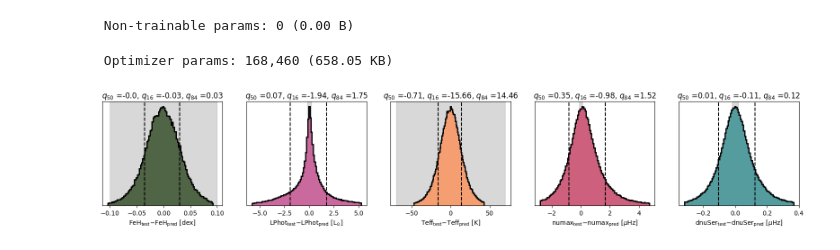
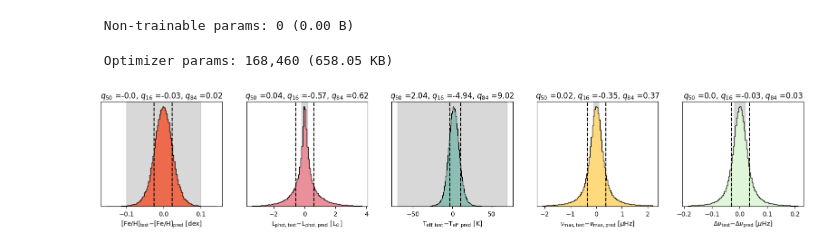
Before and after one commit to ehatt98/M4-hierarchical, a Jupyter notebook: notebooks/load-saved-model-lognumax-logdnu.ipynb, the cells around one changed output. Saved outputs shown, nothing was run; the diff lists cells and outputs as text; code cells hidden in the pictures.

```diff
--- a/notebooks/load-saved-model-lognumax-logdnu.ipynb
+++ b/notebooks/load-saved-model-lognumax-logdnu.ipynb
@@ -189,7 +189,7 @@ df_preds_unnorm = unnorm(df_preds_norm, df[outputs].min(), df[outputs].max())
 
 df_test_unnorm = unnorm(df_test, df.min(), df.max())
 # %%
-def plot_residuals(test, preds, outputs, units, factor, filename, typical, colors, save = False, ):
+def plot_residuals(test, preds, outputs, units, factor, filename, typical, colors, save = False, labels = ['[Fe/H]', r'L$_{\mathrm{phot, }}$', r'T$_{\mathrm{eff, }}$', r'$\nu_{\mathrm{max, }}$', r'$\Delta\nu$']):
 
     fig = plt.figure(figsize = (20, 3))
 
@@ -210,14 +210,14 @@ def plot_residuals(test, preds, outputs, units, factor, filename, typical, color
 
             quantiles = [np.quantile(residual, j) for j in [0.16, 0.5, 0.84]]
 
-            ranges = [quantiles[1] + 3*quantiles[0], quantiles[1] + 3*quantiles[2]]
+            ranges = [quantiles[1] + 6*quantiles[0], quantiles[1] + 6*quantiles[2]]
 
 
             axs[i].hist(residual,\
                     bins = 100, density = True, range = ranges, histtype = 'step', fill = True, facecolor = colors[i],\
-                   edgecolor = 'black', linewidth = 2)
+                   edgecolor = 'black', linewidth = 1)
 
-            axs[i].set_xlabel(f'{name}'r'$_{\mathrm{test}}$'r'$-$'f'{name}'r'$_{\mathrm{pred}}$ 'f'[{units[i]}]')
+            axs[i].set_xlabel(f'{labels[i]}'r'$_{\mathrm{test}}$'r'$-$'f'{labels[i]}'r'$_{\mathrm{pred}}$ 'f'[{units[i]}]')
 
         else:
 
@@ -229,13 +229,13 @@ def plot_residuals(test, preds, outputs, units, factor, filename, typical, color
 
             quantiles = [np.quantile(residual, j) for j in [0.16, 0.5, 0.84]]
 
-            ranges = [quantiles[1] + 3*quantiles[0], quantiles[1] + 3*quantiles[2]]
+            ranges = [quantiles[1] + 6*quantiles[0], quantiles[1] + 6*quantiles[2]]
 
             axs[i].hist(residual,\
                     bins = 100, density = True, range = ranges, histtype = 'step', fill = True, facecolor = colors[i],\
-                   edgecolor = 'black', linewidth = 2)
+                   edgecolor = 'black', linewidth = 1)
 
-            axs[i].set_xlabel(f'{outputs[i]}'r'$_{\mathrm{test}}$'r'$-$'f'{outputs[i]}'r'$_{\mathrm{pred}}$ 'f'[{units[i]}]')
+            axs[i].set_xlabel(f'{labels[i]}'r'$_{\mathrm{test}}$'r'$-$'f'{labels[i]}'r'$_{\mathrm{pred}}$ 'f'[{units[i]}]')
 
         axs[i].axvline(quantiles[1] + quantiles[0], color = 'black', linestyle = '--', label = f'std = {round(std, 2)}')
 
@@ -259,14 +259,15 @@ def plot_residuals(test, preds, outputs, units, factor, filename, typical, color
 # %%
 units = ['dex', r'L$_{\odot}$', 'K', r'$\mu$Hz', r'$\mu$Hz']
 solarnumax = 3090
 solardnu = 135
 factor = [1, 1, 1, 1, 1]
 typ = [0.1, 0.2, 70, 0.1, 0.02]
 colors = [Concha.colors[3], Magenta.colors[3], Peach.colors[3], Burg.colors[3], DM.colors[3]]
+colors = ['#ee6a4d', '#e9909b', '#8cbeb3', '#FFD97D', '#E0F6D8']
 
 fig = plot_residuals(df_test_unnorm, df_preds_unnorm, outputs, units, factor, filename = f'{model_name}-nlayers-{n_dense_layers}-nunits-{dense_layer_units}-epochs-{Nepochs}-lrate-{learning_rate}', save = True, typical = typ, colors = colors)
 # %% [output]
-[figure, old version]
+[figure, new version]
 # %%
 colors = ['mediumturquoise', 'salmon', 'cornflowerblue']
 
```
Also changed, not shown: parts of 2 cells of this notebook, 5 other files.
